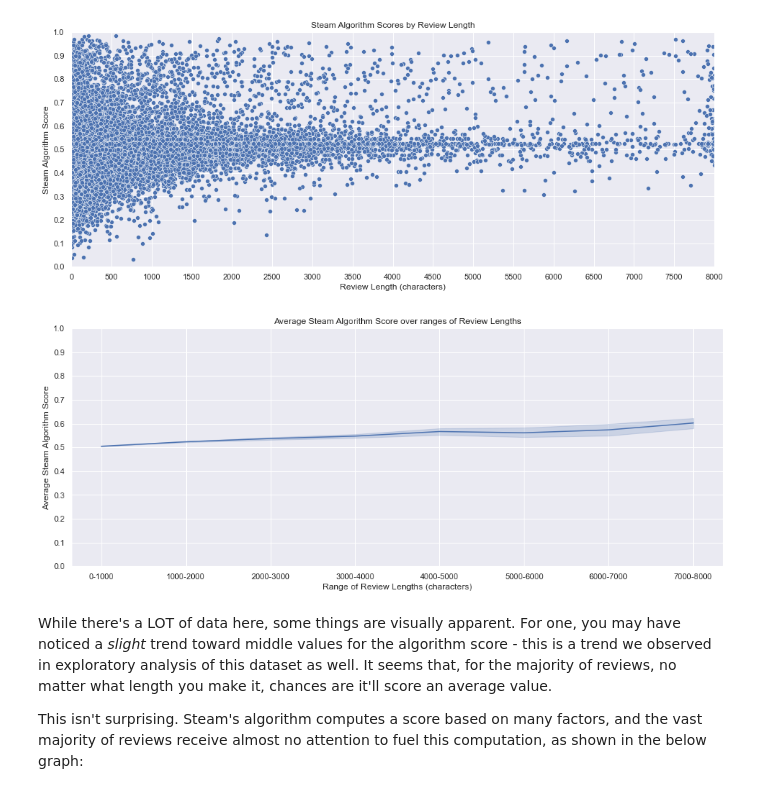
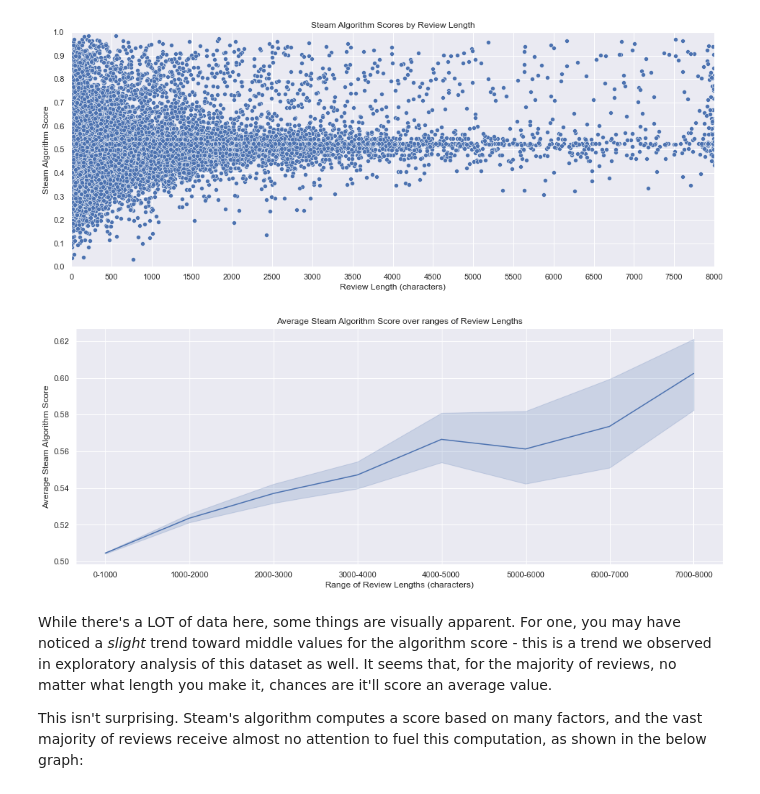
Before and after one commit to data301-2020-winter2/course-project-group_1005, a Jupyter notebook: analysis/task5.ipynb, the cells around one changed output. Cells and saved outputs as stored; diff of their text form; code cells hidden in the pictures.

```diff
--- a/analysis/task5.ipynb
+++ b/analysis/task5.ipynb
@@ -44,20 +44,18 @@ plt.show()
 # %%
 # clear out meaningless algorithm scores (with a value of 0)
 sample = data[data['steam_algorithm_score'] != '0'][['review','steam_algorithm_score']]
 sample['review_length'] = sample['review'].apply(lambda x: len(str(x)))
 sample['steam_algorithm_score'] = sample['steam_algorithm_score'].apply(lambda x: float(x))
 sample = sample.drop(columns='review')
 
 sample['review_length_bins'] = pd.cut(sample['review_length'], bins=np.arange(0, 8001, 1000), labels=np.arange(0, 8000, 1000))
 sample['review_length_bins'] = sample['review_length_bins'].apply(lambda x: str(x) + '-' + str(int(x) + 1000))
 
 ax = sns.lineplot(x='review_length_bins', y='steam_algorithm_score', data=sample)
 ax.set(xlabel='Range of Review Lengths (characters)', ylabel='Average Steam Algorithm Score', title='Average Steam Algorithm Score over ranges of Review Lengths')
-plt.ylim(0, 1)
-plt.yticks(np.linspace(0, 1, 11))
 plt.show()
 # %% [output]
-[figure, old version]
+[figure, new version]
 # %% [markdown]
 While there's a LOT of data here, some things are visually apparent. For one, you may have noticed a *slight* trend toward middle values for the algorithm score - this is a trend we observed in exploratory analysis of this dataset as well. It seems that, for the majority of reviews, no matter what length you make it, chances are it'll score an average value.
 
```
Also changed, not shown: parts of 4 cells of this notebook.
